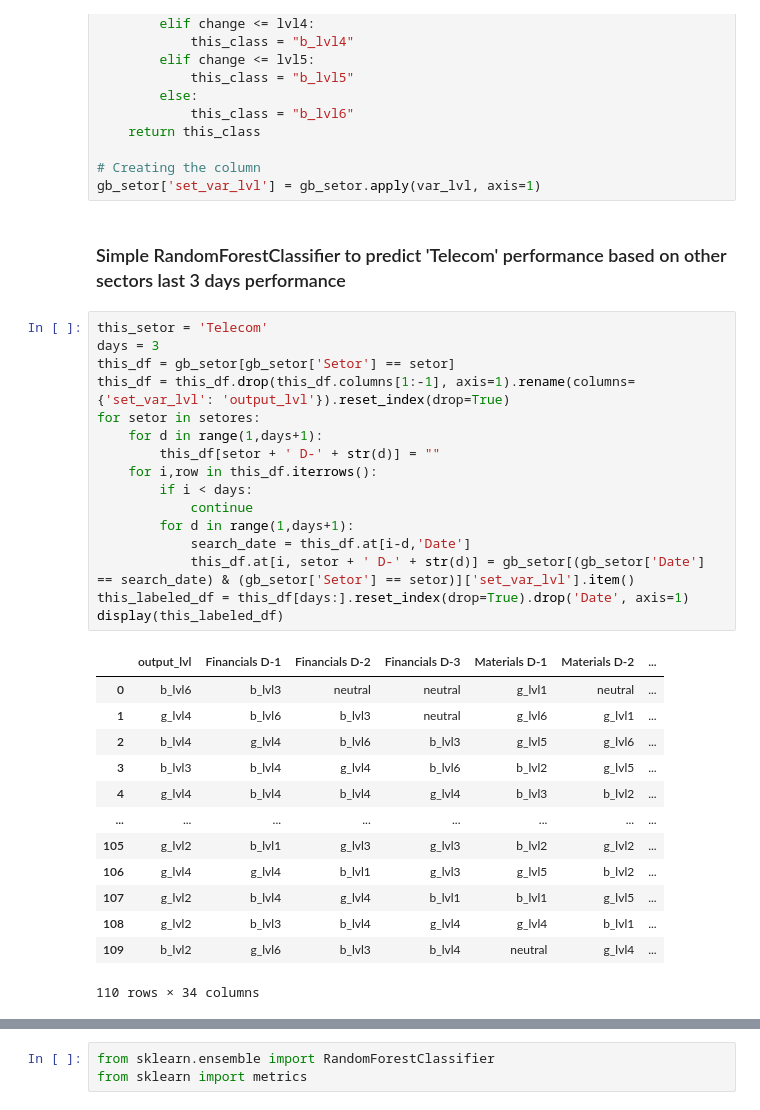
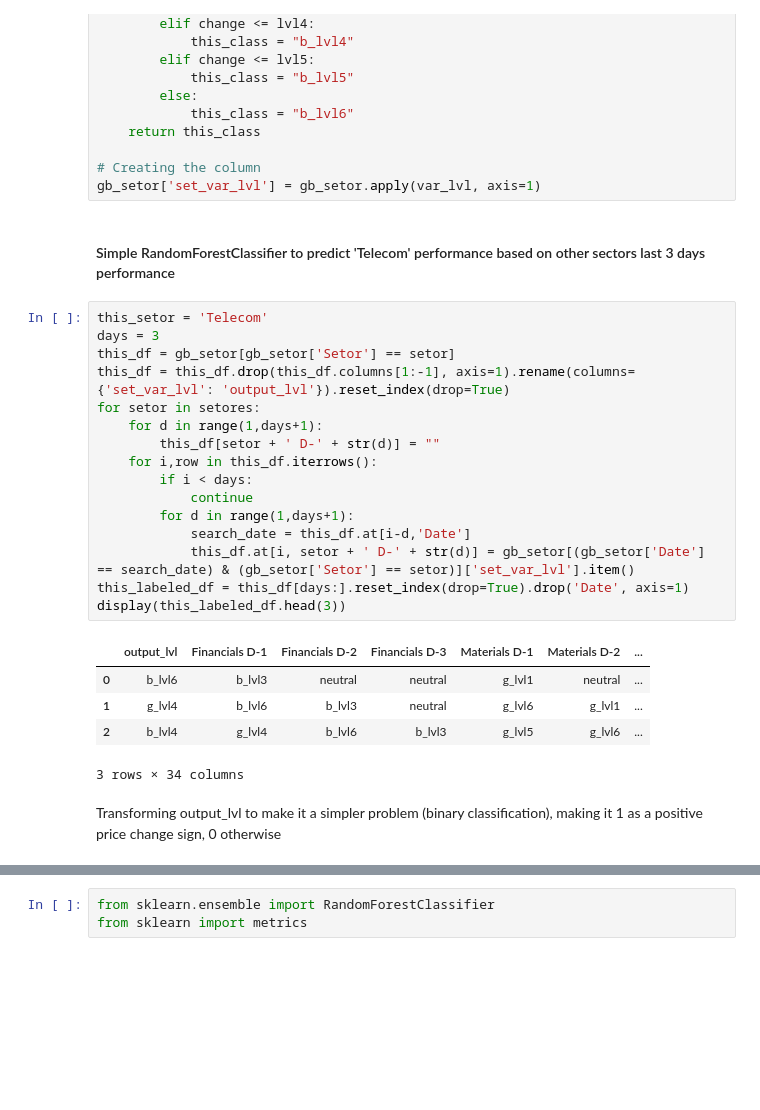
Before and after one commit to ga-tardochisalles/bova11-etf-stock-portfolio-eda-and-prediction, a Jupyter notebook: EDA_and_Model.ipynb, the cells around one changed output, grey strips where cells are left out. Cells and saved outputs as stored; diff of their text form; blank space fills up the shorter version.

```diff
--- a/EDA_and_Model.ipynb
+++ b/EDA_and_Model.ipynb
@@ -268,35 +275,29 @@ def var_lvl(row):
 # Creating the column
 gb_setor['set_var_lvl'] = gb_setor.apply(var_lvl, axis=1)
 # %% [markdown]
-### Simple RandomForestClassifier to predict 'Telecom' performance based on other sectors last 3 days performance
+#### Simple RandomForestClassifier to predict 'Telecom' performance based on other sectors last 3 days performance
 # %%
 this_setor = 'Telecom'
 days = 3
 this_df = gb_setor[gb_setor['Setor'] == setor]
 this_df = this_df.drop(this_df.columns[1:-1], axis=1).rename(columns={'set_var_lvl': 'output_lvl'}).reset_index(drop=True)
 for setor in setores:
     for d in range(1,days+1):
         this_df[setor + ' D-' + str(d)] = ""
     for i,row in this_df.iterrows():
         if i < days:
             continue
         for d in range(1,days+1):
             search_date = this_df.at[i-d,'Date']
             this_df.at[i, setor + ' D-' + str(d)] = gb_setor[(gb_setor['Date'] == search_date) & (gb_setor['Setor'] == setor)]['set_var_lvl'].item()
 this_labeled_df = this_df[days:].reset_index(drop=True).drop('Date', axis=1)
-display(this_labeled_df)
+display(this_labeled_df.head(3))
 # %% [output]
 |  | output_lvl | Financials D-1 | Financials D-2 | Financials D-3 | Materials D-1 | Materials D-2 | ... |
 | 0 | b_lvl6 | b_lvl3 | neutral | neutral | g_lvl1 | neutral | ... |
 | 1 | g_lvl4 | b_lvl6 | b_lvl3 | neutral | g_lvl6 | g_lvl1 | ... |
 | 2 | b_lvl4 | g_lvl4 | b_lvl6 | b_lvl3 | g_lvl5 | g_lvl6 | ... |
-| 3 | b_lvl3 | b_lvl4 | g_lvl4 | b_lvl6 | b_lvl2 | g_lvl5 | ... |
-| 4 | g_lvl4 | b_lvl4 | b_lvl4 | g_lvl4 | b_lvl3 | b_lvl2 | ... |
-| ... | ... | ... | ... | ... | ... | ... | ... |
-| 105 | g_lvl2 | b_lvl1 | g_lvl3 | g_lvl3 | b_lvl2 | g_lvl2 | ... |
-| 106 | g_lvl4 | g_lvl4 | b_lvl1 | g_lvl3 | g_lvl5 | b_lvl2 | ... |
-| 107 | g_lvl2 | b_lvl4 | g_lvl4 | b_lvl1 | b_lvl1 | g_lvl5 | ... |
-| 108 | g_lvl2 | b_lvl3 | b_lvl4 | g_lvl4 | g_lvl4 | b_lvl1 | ... |
-| 109 | b_lvl2 | g_lvl6 | b_lvl3 | b_lvl4 | neutral | g_lvl4 | ... |
-110 rows × 34 columns
+3 rows × 34 columns
+# %% [markdown]
+Transforming output_lvl to make it a simpler problem (binary classification), making it 1 as a positive price change sign, 0 otherwise
 # %%
```
Also changed, not shown: parts of 11 cells of this notebook.
